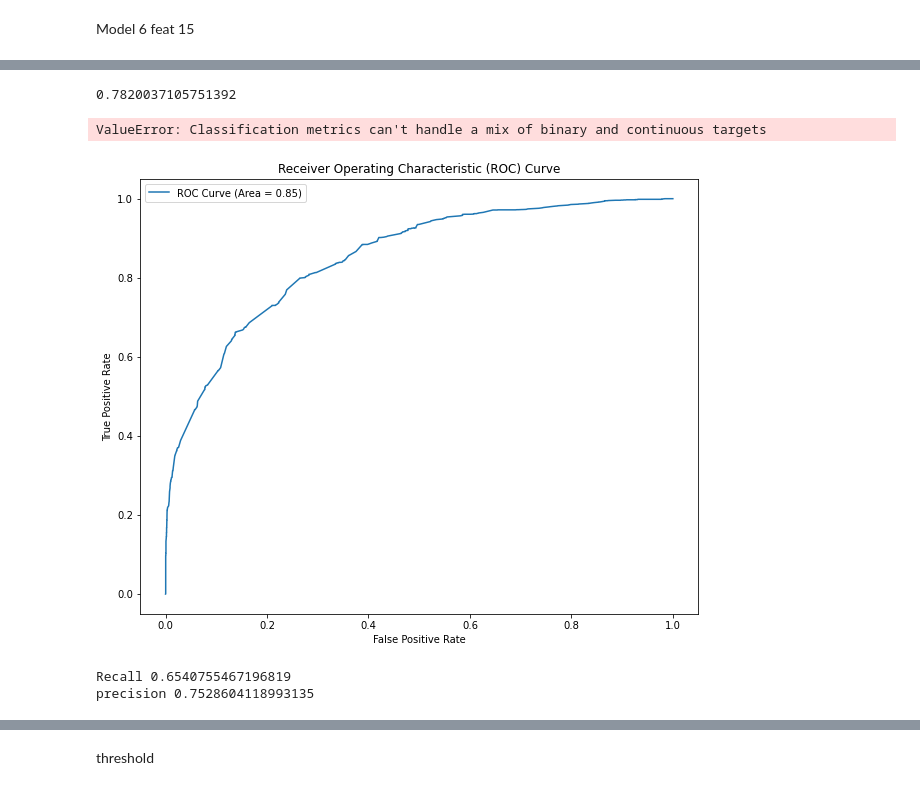
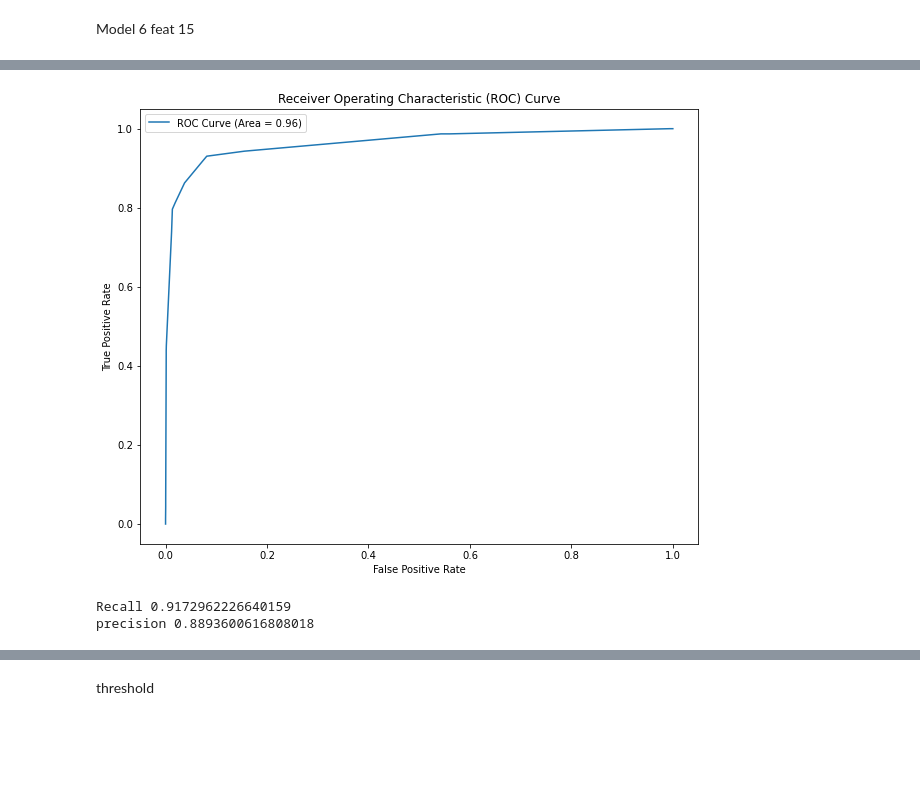
Before and after one commit to dhimanarya/Lead_Scoring_Case_Study, a Jupyter notebook: code file_original.ipynb, the cells around one changed output, grey strips where cells are left out. Cells and saved outputs as stored; diff of their text form; code cells hidden in the pictures; blank space fills up the shorter version.

```diff
--- a/code file_original.ipynb
+++ b/code file_original.ipynb
@@ -1463,3 +1475,0 @@ dtrainsm5=dtrain4[selecting_colm5]
-# %%
-dtrain6_const=sm.add_constant(dtrainsm5)
-dtrain6_const.head(1)
@@ -1500,4 +1504,0 @@ Generalized Linear Model Regression Results
-# %%
-
-# droping 'What is your current occupation_Housewife' feature
-dtrain7=dtrain6.drop(columns=['What is your current occupation_Housewife'])
@@ -1521,3 +1505,7 @@ Index(['Asymmetrique Activity Score', 'Lead Source_Reference',
+# %%
+# dropping 'Tags_Lateral student'
+dtrain8=dtrain7.drop(columns='Tags_Lateral student')
 # %%
-dtrain7_const=sm.add_constant(dtrain7)
-sm2=sm.GLM(ytrain, dtrain7_const,family=sm.families.Binomial()).fit()
+dtrain8_const=sm.add_constant(dtrain8)
+sm2=sm.GLM(ytrain,dtrain8_const, family=sm.families.Binomial()).fit()
+sm2.summary()
@@ -1801,28 +1539,20 @@ Length: 6468, dtype: int64
-# %%
-accuracy_score(ytrain,ytrain_final_pred_coded)
-# %% [output]
-0.7820037105751392
-# %%
-eva(dtrain13_cons, ytrain,sm4)
-# %% [output]
-ValueError: Classification metrics can't handle a mix of binary and continuous targets
 # %%
 from sklearn.metrics import roc_curve,roc_auc_score
-fpr, tpr, thresholds = roc_curve(ytrain, sm4.predict(dtrain13_cons), drop_intermediate=False)
-auc_score = roc_auc_score(ytrain, sm4.predict(dtrain13_cons))
+fpr, tpr, thresholds = roc_curve(ytrain, sm2.predict(dtrain8_const), drop_intermediate=False)
+auc_score = roc_auc_score(ytrain, sm2.predict(dtrain8_const))
 
 plt.figure(figsize=(10, 8))
 plt.plot(fpr, tpr, label=f'ROC Curve (Area = {auc_score:.2f})')
 plt.xlabel('False Positive Rate')
 plt.ylabel('True Positive Rate')
 plt.title('Receiver Operating Characteristic (ROC) Curve')
 plt.legend()
 plt.show()
 # %% [output]
-[figure, old version]
+[figure, new version]
 # %%
-print('Recall',recall_score(ytrain,ytrain_final_pred_coded))
-print('precision',precision_score(ytrain,ytrain_final_pred_coded))
+print('Recall',recall_score(ytrain,ytrain_final_arbitary))
+print('precision',precision_score(ytrain,ytrain_final_arbitary))
 # %% [output]
-Recall 0.6540755467196819
-precision 0.7528604118993135
+Recall 0.9172962226640159
+precision 0.8893600616808018
```
Also changed, not shown: parts of 74 cells of this notebook, 1 other file.
